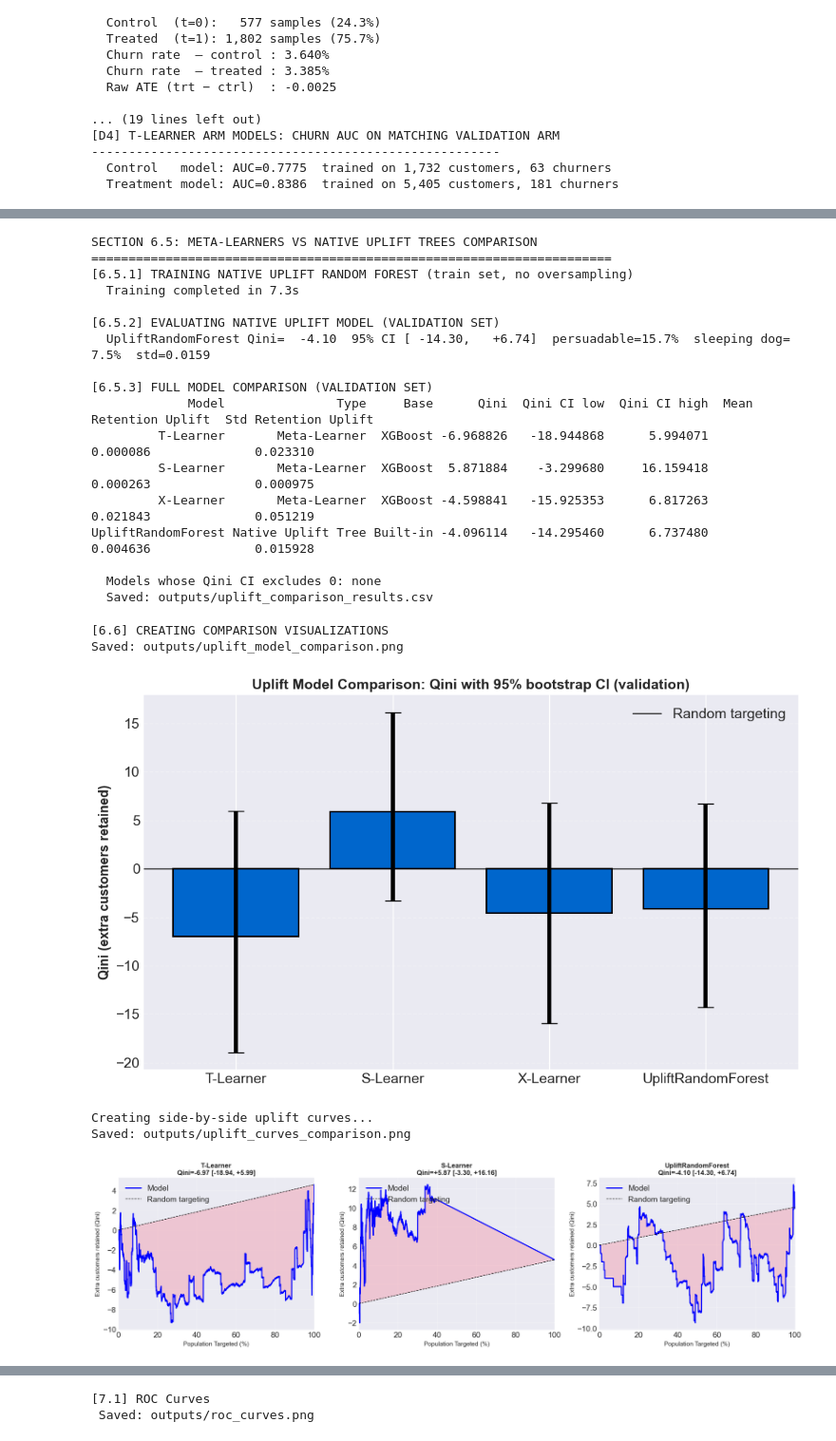
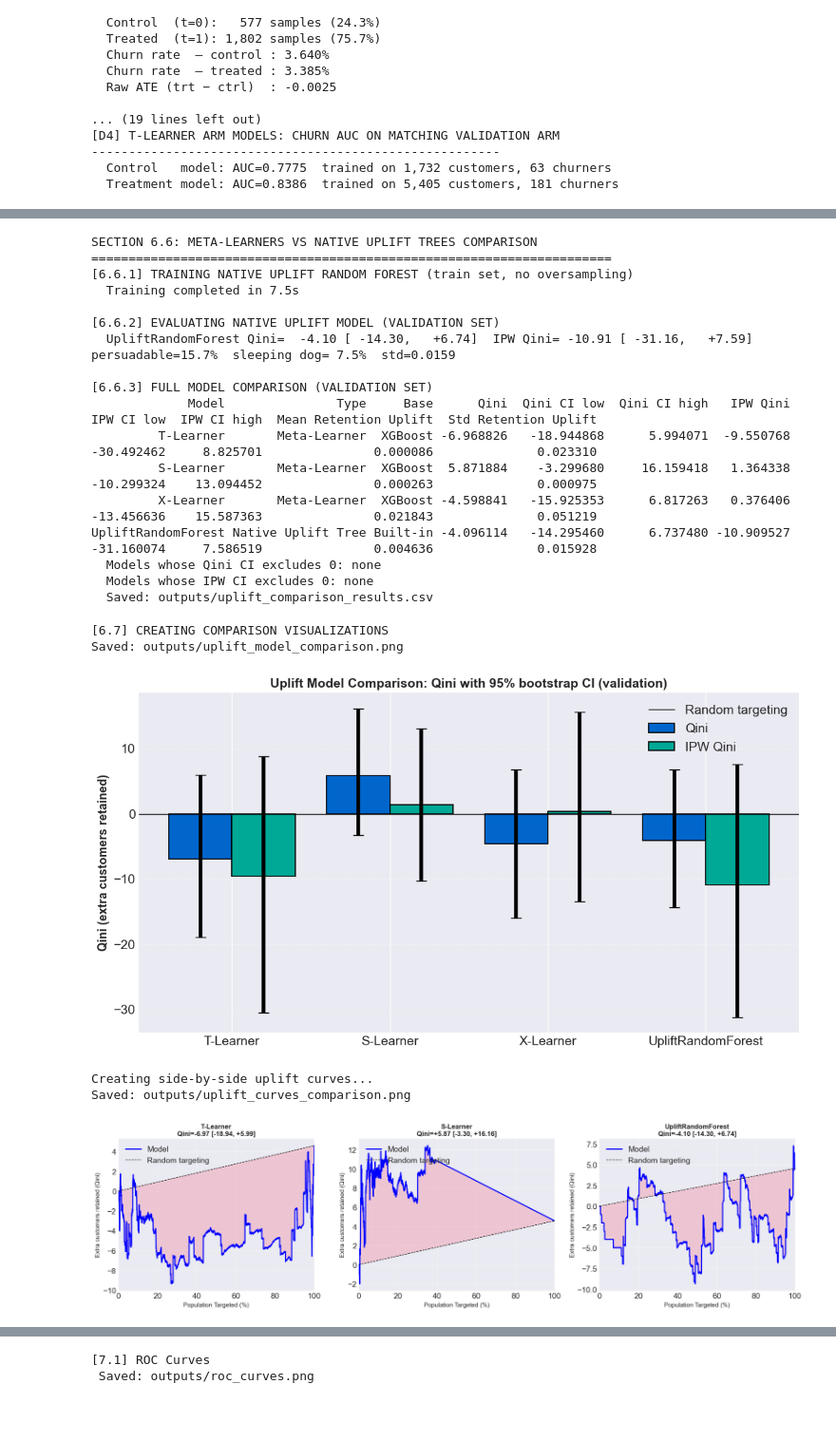
Before and after one commit to atrearyanuf/Churn-Prediction-and-Recommendation-System-with-Uplift-Modeling, a Jupyter notebook: Churn_Uplift_COMPLETE.ipynb, the cells around one changed output, grey strips where cells are left out. Shown at 95% size. Cells and saved outputs as stored; diff of their text form; code cells hidden in the pictures; blank space fills up the shorter version.

```diff
--- a/Churn_Uplift_COMPLETE.ipynb
+++ b/Churn_Uplift_COMPLETE.ipynb
@@ -633,13 +709,13 @@ UPLIFT DIAGNOSTICS
 # %%
 # ============================================================================
-# SECTION 6.5: NATIVE UPLIFT TREES + FULL MODEL COMPARISON
+# SECTION 6.6: NATIVE UPLIFT TREES + FULL MODEL COMPARISON
 # ============================================================================
-print('SECTION 6.5: META-LEARNERS VS NATIVE UPLIFT TREES COMPARISON')
+print('SECTION 6.6: META-LEARNERS VS NATIVE UPLIFT TREES COMPARISON')
 print('=' * 70)
 
 from causalml.inference.tree import UpliftRandomForestClassifier
 
-print('[6.5.1] TRAINING NATIVE UPLIFT RANDOM FOREST (train set, no oversampling)')
+print('[6.6.1] TRAINING NATIVE UPLIFT RANDOM FOREST (train set, no oversampling)')
 
 uplift_rf = UpliftRandomForestClassifier(
     n_estimators=100, max_depth=8, min_samples_leaf=50,
@@ -654,94 +730,101 @@ print(f'  Training completed in {_time.time()-_t0:.1f}s')
 
 uplift_native = retention_uplift(uplift_rf.predict(X_val_scaled))
 
-print('\n[6.5.2] EVALUATING NATIVE UPLIFT MODEL (VALIDATION SET)')
-urf_result = report_uplift('UpliftRandomForest', uplift_native, y_val, t_val)
+print('\n[6.6.2] EVALUATING NATIVE UPLIFT MODEL (VALIDATION SET)')
+urf_result = report_uplift('UpliftRandomForest', uplift_native, y_val, t_val, ipw_val)
 
-print('\n[6.5.3] FULL MODEL COMPARISON (VALIDATION SET)')
+print('\n[6.6.3] FULL MODEL COMPARISON (VALIDATION SET)')
 model_types = {'T-Learner': 'Meta-Learner', 'S-Learner': 'Meta-Learner',
                'X-Learner': 'Meta-Learner', 'UpliftRandomForest': 'Native Uplift Tree'}
 comparison_results = pd.DataFrame([
     {'Model': name, 'Type': model_types[name],
      'Base': 'Built-in' if name == 'UpliftRandomForest' else 'XGBoost',
      'Qini': r['qini'], 'Qini CI low': r['qini_low'], 'Qini CI high': r['qini_high'],
+     'IPW Qini': r['ipw_qini'], 'IPW CI low': r['ipw_qini_low'], 'IPW CI high': r['ipw_qini_high'],
      'Mean Retention Uplift': float(r['uplift'].mean()),
      'Std Retention Uplift':  float(r['uplift'].std())}
     for name, r in {**eval_results, 'UpliftRandomForest': urf_result}.items()
 ])
 print(comparison_results.to_string(index=False))
 
-beats_random = comparison_results.loc[comparison_results['Qini CI low'] > 0, 'Model'].tolist()
-print(f'\n  Models whose Qini CI excludes 0: {beats_random or "none"}')
+for col in ('Qini', 'IPW'):
+    beats_random = comparison_results.loc[comparison_results[f'{col} CI low'] > 0, 'Model'].tolist()
+    print(f'  Models whose {col} CI excludes 0: {beats_random or "none"}')
 
 output_dir = Path('outputs')
 output_dir.mkdir(exist_ok=True)
 comparison_results.to_csv(output_dir / 'uplift_comparison_results.csv', index=False)
 print(f'  Saved: outputs/uplift_comparison_results.csv')
 # %% [output]
-SECTION 6.5: META-LEARNERS VS NATIVE UPLIFT TREES COMPARISON
+SECTION 6.6: META-LEARNERS VS NATIVE UPLIFT TREES COMPARISON
 ======================================================================
-[6.5.1] TRAINING NATIVE UPLIFT RANDOM FOREST (train set, no oversampling)
-  Training completed in 7.3s
+[6.6.1] TRAINING NATIVE UPLIFT RANDOM FOREST (train set, no oversampling)
+  Training completed in 7.5s
 
-[6.5.2] EVALUATING NATIVE UPLIFT MODEL (VALIDATION SET)
-  UpliftRandomForest Qini=  -4.10  95% CI [ -14.30,   +6.74]  persuadable=15.7%  sleeping dog= 7.5%  std=0.0159
+[6.6.2] EVALUATING NATIVE UPLIFT MODEL (VALIDATION SET)
+  UpliftRandomForest Qini=  -4.10 [ -14.30,   +6.74]  IPW Qini= -10.91 [ -31.16,   +7.59]  persuadable=15.7%  sleeping dog= 7.5%  std=0.0159
 
-[6.5.3] FULL MODEL COMPARISON (VALIDATION SET)
-             Model               Type     Base      Qini  Qini CI low  Qini CI high  Mean Retention Uplift  Std Retention Uplift
-         T-Learner       Meta-Learner  XGBoost -6.968826   -18.944868      5.994071               0.000086              0.023310
-         S-Learner       Meta-Learner  XGBoost  5.871884    -3.299680     16.159418               0.000263              0.000975
-         X-Learner       Meta-Learner  XGBoost -4.598841   -15.925353      6.817263               0.021843              0.051219
-UpliftRandomForest Native Uplift Tree Built-in -4.096114   -14.295460      6.737480               0.004636              0.015928
-
+[6.6.3] FULL MODEL COMPARISON (VALIDATION SET)
+             Model               Type     Base      Qini  Qini CI low  Qini CI high   IPW Qini  IPW CI low  IPW CI high  Mean Retention Uplift  Std Retention Uplift
+         T-Learner       Meta-Learner  XGBoost -6.968826   -18.944868      5.994071  -9.550768  -30.492462     8.825701               0.000086              0.023310
+         S-Learner       Meta-Learner  XGBoost  5.871884    -3.299680     16.159418   1.364338  -10.299324    13.094452               0.000263              0.000975
+         X-Learner       Meta-Learner  XGBoost -4.598841   -15.925353      6.817263   0.376406  -13.456636    15.587363               0.021843              0.051219
+UpliftRandomForest Native Uplift Tree Built-in -4.096114   -14.295460      6.737480 -10.909527  -31.160074     7.586519               0.004636              0.015928
   Models whose Qini CI excludes 0: none
+  Models whose IPW CI excludes 0: none
   Saved: outputs/uplift_comparison_results.csv
 # %%
 # ============================================================================
-# SECTION 6.6: UPLIFT MODEL COMPARISON VISUALIZATIONS
+# SECTION 6.7: UPLIFT MODEL COMPARISON VISUALIZATIONS
 # ============================================================================
 
-print("[6.6] CREATING COMPARISON VISUALIZATIONS")
+print("[6.7] CREATING COMPARISON VISUALIZATIONS")
 
 # -- Qini with 95% bootstrap CI per model --------------------------------------
-fig, ax = plt.subplots(figsize=(10, 6))
+fig, ax = plt.subplots(figsize=(11, 6))
 names = comparison_results['Model'].tolist()
-qini  = comparison_results['Qini'].to_numpy()
-err   = np.vstack([qini - comparison_results['Qini CI low'].to_numpy(),
-                   comparison_results['Qini CI high'].to_numpy() - qini])
-ax.bar(names, qini, yerr=err, capsize=8, color='#0066CC', edgecolor='black', linewidth=1.5)
+x = np.arange(len(names))
+for offset, col, low, high, color in [(-0.2, 'Qini', 'Qini CI low', 'Qini CI high', '#0066CC'),
+                                      (+0.2, 'IPW Qini', 'IPW CI low', 'IPW CI high', '#00A896')]:
+    vals = comparison_results[col].to_numpy()
+    err = np.vstack([vals - comparison_results[low].to_numpy(),
+                     comparison_results[high].to_numpy() - vals])
+    ax.bar(x + offset, vals, width=0.4, yerr=err, capsize=6, color=color,
+           edgecolor='black', linewidth=1.2, label=col)
+ax.set_xticks(x, names)
 ax.axhline(0, color='black', linewidth=1, label='Random targeting')
 ax.set_ylabel('Qini (extra customers retained)', fontsize=13, fontweight='bold')
 ax.set_title('Uplift Model Comparison: Qini with 95% bootstrap CI (validation)',
              fontsize=14, fontweight='bold')
 ax.grid(axis='y', alpha=0.3, linestyle='--')
 ax.legend(loc='upper right')
 
 plt.tight_layout()
 plt.savefig(output_dir / 'uplift_model_comparison.png',
             dpi=300, bbox_inches='tight', facecolor='white')
 print(f"Saved: {output_dir / 'uplift_model_comparison.png'}")
 plt.show()
 
 # -- Side-by-side Qini curves --------------------------------------------------
 print("\nCreating side-by-side uplift curves...")
 
 fig, axes = plt.subplots(1, 3, figsize=(18, 5))
 plot_uplift_curve(y_val, uplift_t,      t_val, axes[0],
                   f'T-Learner\n{qini_label(eval_results["T-Learner"])}')
 plot_uplift_curve(y_val, uplift_s,      t_val, axes[1],
                   f'S-Learner\n{qini_label(eval_results["S-Learner"])}')
 plot_uplift_curve(y_val, uplift_native, t_val, axes[2],
                   f'UpliftRandomForest\n{qini_label(urf_result)}')
 
 plt.tight_layout()
 plt.savefig(output_dir / 'uplift_curves_comparison.png',
             dpi=300, bbox_inches='tight', facecolor='white')
 print(f"Saved: {output_dir / 'uplift_curves_comparison.png'}")
 plt.show()
 # %% [output]
-[6.6] CREATING COMPARISON VISUALIZATIONS
+[6.7] CREATING COMPARISON VISUALIZATIONS
 Saved: outputs/uplift_model_comparison.png
-[figure, old version]
+[figure, new version]
 Creating side-by-side uplift curves...
 Saved: outputs/uplift_curves_comparison.png
 [figure]
```
Also changed, not shown: parts of 7 cells of this notebook, 3 other files.
